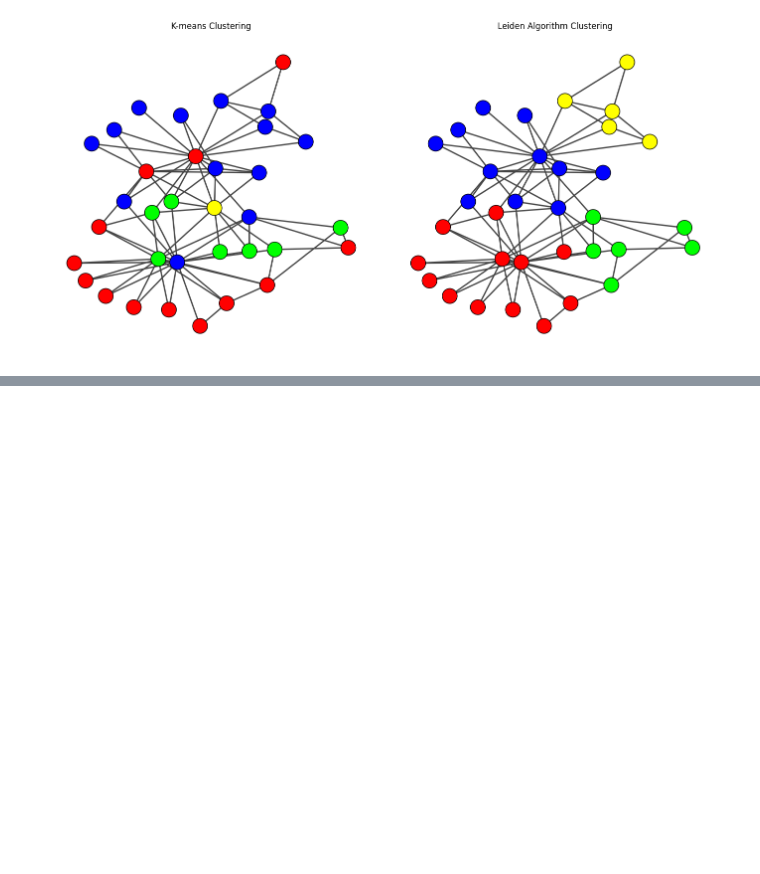
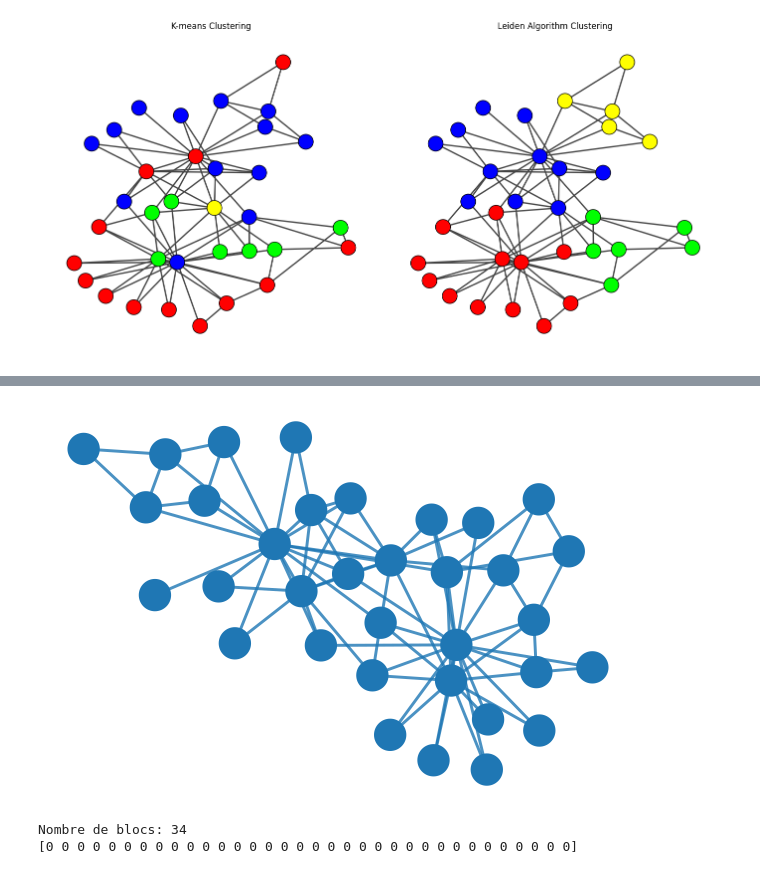
Before and after one commit to timothewt/AdvancedGraphClustering, a Jupyter notebook: notebooks/stochastic_block_model.ipynb, the cells around one changed output, grey strips where cells are left out. Saved outputs shown, nothing was run; the diff lists cells and outputs as text; code cells hidden in the pictures; blank space fills up the shorter version.

```diff
--- a/notebooks/stochastic_block_model.ipynb
+++ b/notebooks/stochastic_block_model.ipynb
@@ -125,0 +144,16 @@ plot(partition)
+# %%
+g = gt.collection.data["karate"]
+state = gt.minimize_blockmodel_dl(g)
+
+state.draw(pos=g.vp.pos)
+
+# Afficher le nombre de blocs
+print("Nombre de blocs:", state.get_B())
+
+# Afficher les blocs auxquels chaque sommet appartient
+block_labels = state.get_blocks()
+print(block_labels.a)
+# %% [output]
+[figure, added]
+Nombre de blocs: 34
+[0 0 0 0 0 0 0 0 0 0 0 0 0 0 0 0 0 0 0 0 0 0 0 0 0 0 0 0 0 0 0 0 0 0]
```
Also changed, not shown: parts of 13 cells of this notebook.
